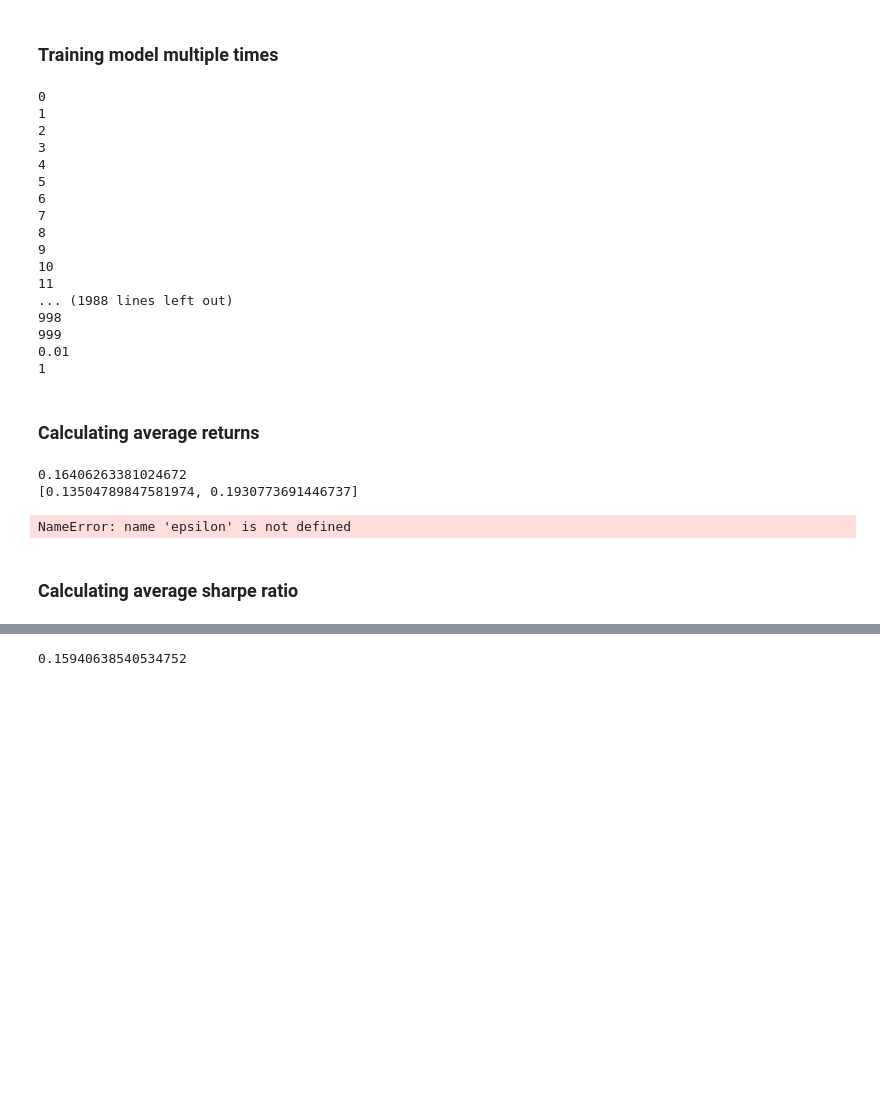
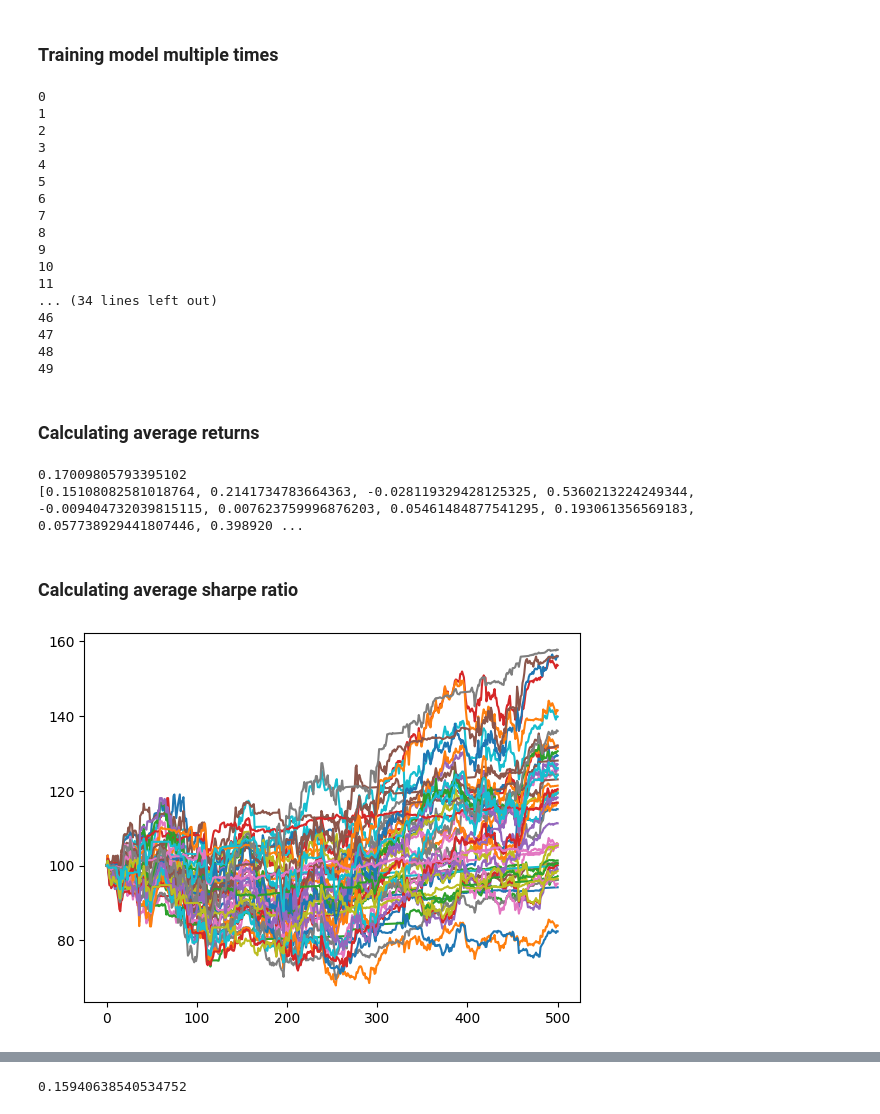
Before and after one commit to daniel142142/reinforcement-learning-trading, a Jupyter notebook: Multi_stock_model-updated-features.ipynb, the cells around one changed output, grey strips where cells are left out. Drawn from its saved outputs; the diff is of its cells as text; code cells hidden in the pictures; blank space fills up the shorter version.

```diff
--- a/Multi_stock_model-updated-features.ipynb
+++ b/Multi_stock_model-updated-features.ipynb
@@ -682,7 +686,8 @@ def test(env, policy_net):
 # %%
 returns = []
 sharpes = []
-for i in range(2):
+histories = []
+for i in range(50):
     env = environment(train_close, train_pca, risk_free_train)
     policy_net = train_model(env)
     test_env = environment(test_close, test_pca, risk_free_test)
@@ -693,6 +698,7 @@ for i in range(2):
     annual_std = daily_std * np.sqrt(252)
     sharpe_ratio = return_iteration / annual_std
     sharpes.append(sharpe_ratio)
+    histories.append(test_env.balance_history)
     print(i)
 # %% [output]
 0
@@ -707,11 +713,11 @@ for i in range(2):
 9
 10
 11
-... (1988 lines left out)
-998
-999
-0.01
-1
+... (34 lines left out)
+46
+47
+48
+49
 # %% [markdown]
 ### Calculating average returns
 # %%
@@ -721,13 +727,17 @@ for i in returns:
 avg = total/len(returns)
 print(avg)
 print(returns)
-print(epsilon)
 # %% [output]
-0.16406263381024672
-[0.13504789847581974, 0.1930773691446737]
+0.17009805793395102
+[0.15108082581018764, 0.2141734783664363, -0.028119329428125325, 0.5360213224249344, -0.009404732039815115, 0.007623759996876203, 0.05461484877541295, 0.193061356569183, 0.057738929441807446, 0.398920 ...
-NameError: name 'epsilon' is not defined
 # %% [markdown]
 ### Calculating average sharpe ratio
+# %%
+for i in histories:
+    plt.plot(i)
+plt.show()
+# %% [output]
+[figure, added]
 # %%
 total = 0
 for i in sharpes:
```
Also changed, not shown: parts of 10 cells of this notebook.
